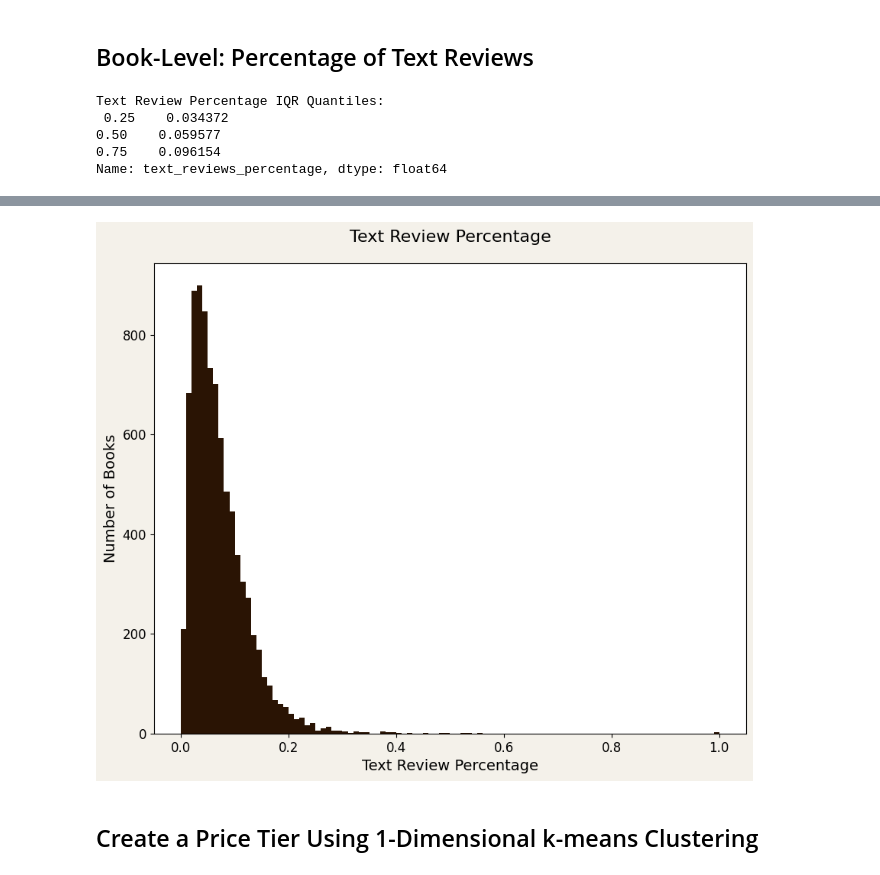
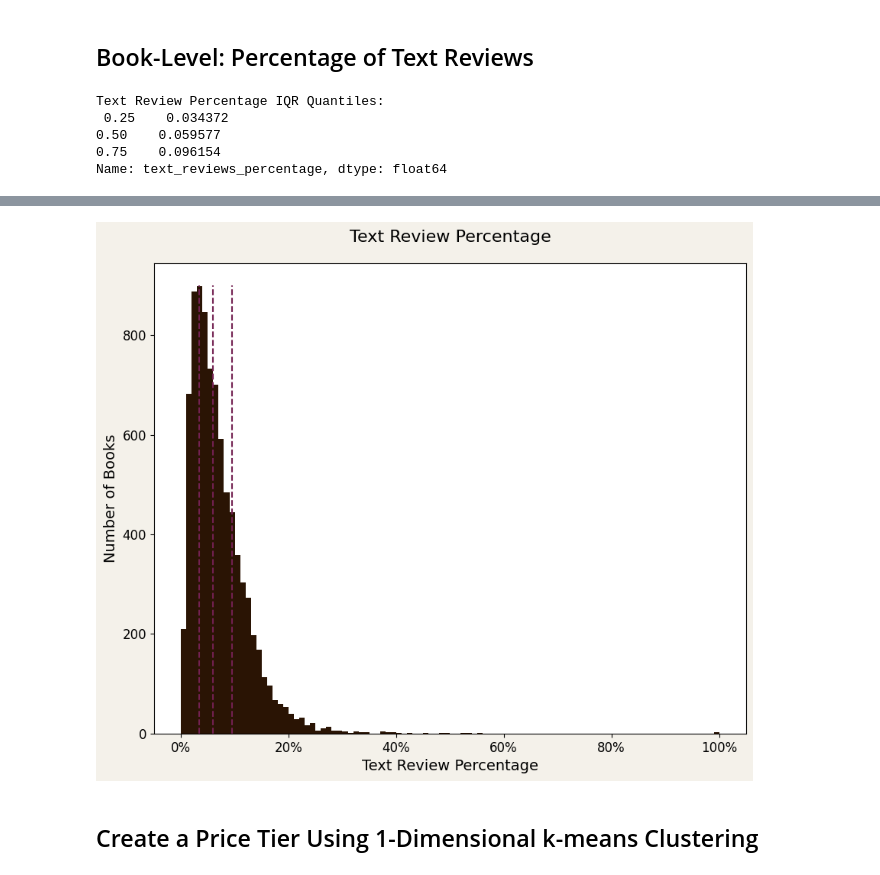
Before and after one commit to Egjfour/dsti_goodreads_rating_predictions, a Jupyter notebook: goodreads-predictor/notebooks/feature_engineering_explore.ipynb, the cells around one changed output, grey strips where cells are left out. Drawn from its saved outputs; the diff is of its cells as text; code cells hidden in the pictures.

```diff
--- a/goodreads-predictor/notebooks/feature_engineering_explore.ipynb
+++ b/goodreads-predictor/notebooks/feature_engineering_explore.ipynb
@@ -389,22 +391,25 @@ pd.crosstab(publisher_genre_coverage['GenreCoverage'], publisher_counts.author_c
 # %%
 data['text_reviews_percentage'] = data['text_reviews_count'] / data['ratings_count']
 data['text_reviews_percentage'].plot(kind='hist', bins=100, color=color_gr_brown)
 print("Text Review Percentage IQR Quantiles:\n " + str(data['text_reviews_percentage'].quantile([0.25, 0.5, 0.75])))
 plt.title("Text Review Percentage")
 plt.xlabel("Text Review Percentage")
 plt.ylabel("Number of Books")
 
 quantiles = data['text_reviews_percentage'].quantile([0.25, 0.5, 0.75])
-data['text_reviews_percentage_category'] = np.where(data['text_reviews_percentage'] < quantiles[0.25], "1 - Passive Review Interactions",
-                                                     np.where(data['text_reviews_percentage'] < quantiles[0.5], "2 - Standard Review Interactions", "3 - High Review Interactions"))
+plt.vlines(quantiles, 0, 900, color=color_gr_purple, linestyles='dashed', label='IQR Quantile Cutoffs')
+plt.xticks(ticks=plt.xticks()[0][1:-1], labels=['{:,.0f}%'.format(x * 100) for x in plt.xticks()[0][1:-1]])
+data['text_reviews_percentage_category'] = np.where(data['text_reviews_percentage'] <= quantiles[0.25], "1 - Passive Reviewers",
+                                                    np.where(data['text_reviews_percentage'] <= quantiles[0.5], "2 - Standard Reviewers",
+                                                             np.where(data['text_reviews_percentage'] <= quantiles[0.75], "3 - Engaged Reviewes", '4 - Highly Engaged Reviewers')))
 # %% [output]
 Text Review Percentage IQR Quantiles:
  0.25    0.034372
 0.50    0.059577
 0.75    0.096154
 Name: text_reviews_percentage, dtype: float64
 [interactive output not drawn]
-[figure, old version]
+[figure, new version]
 # %% [markdown]
 ## Create a Price Tier Using 1-Dimensional k-means Clustering
 # %%
```
Also changed, not shown: parts of 3 cells of this notebook, 3 other files.
